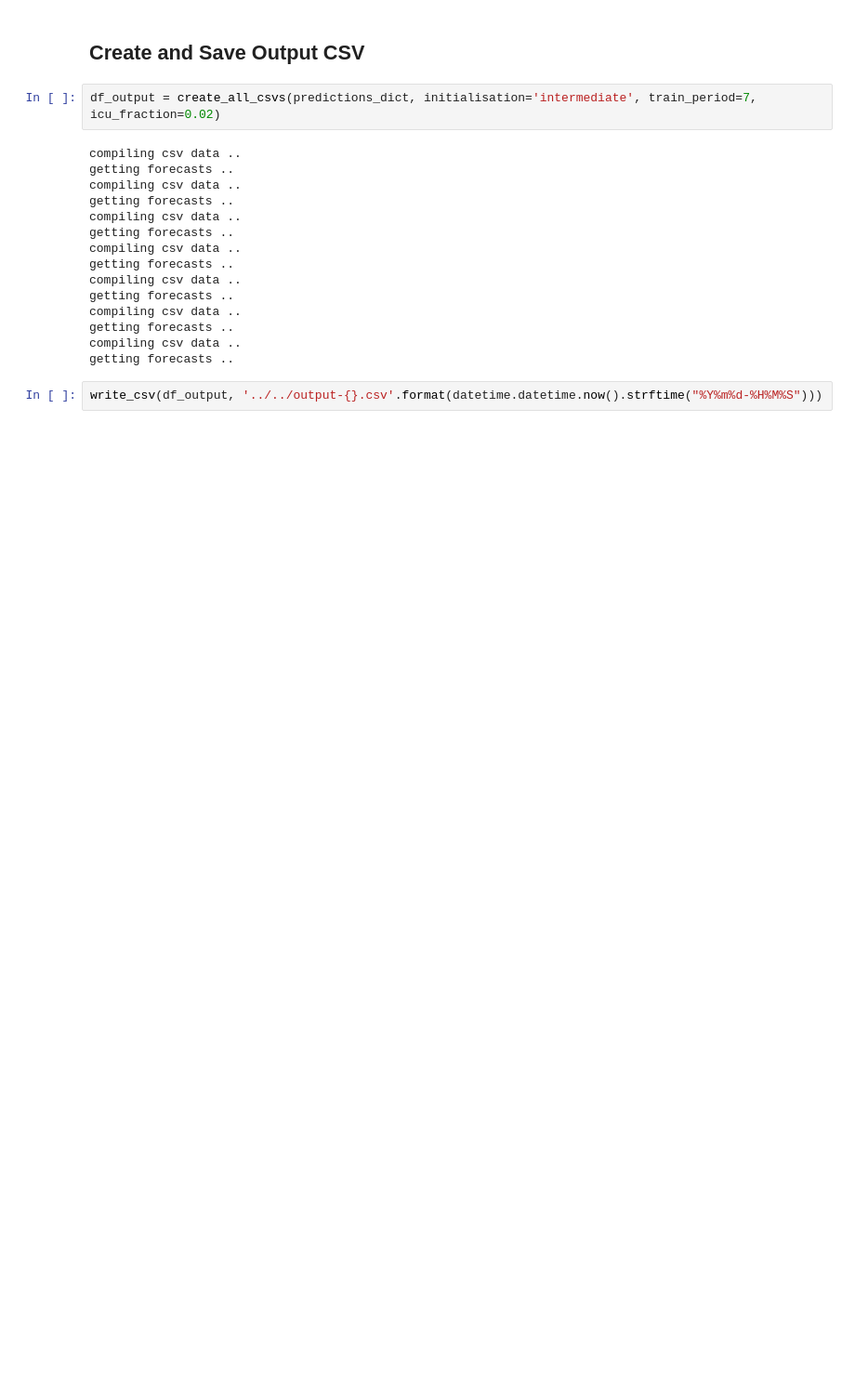
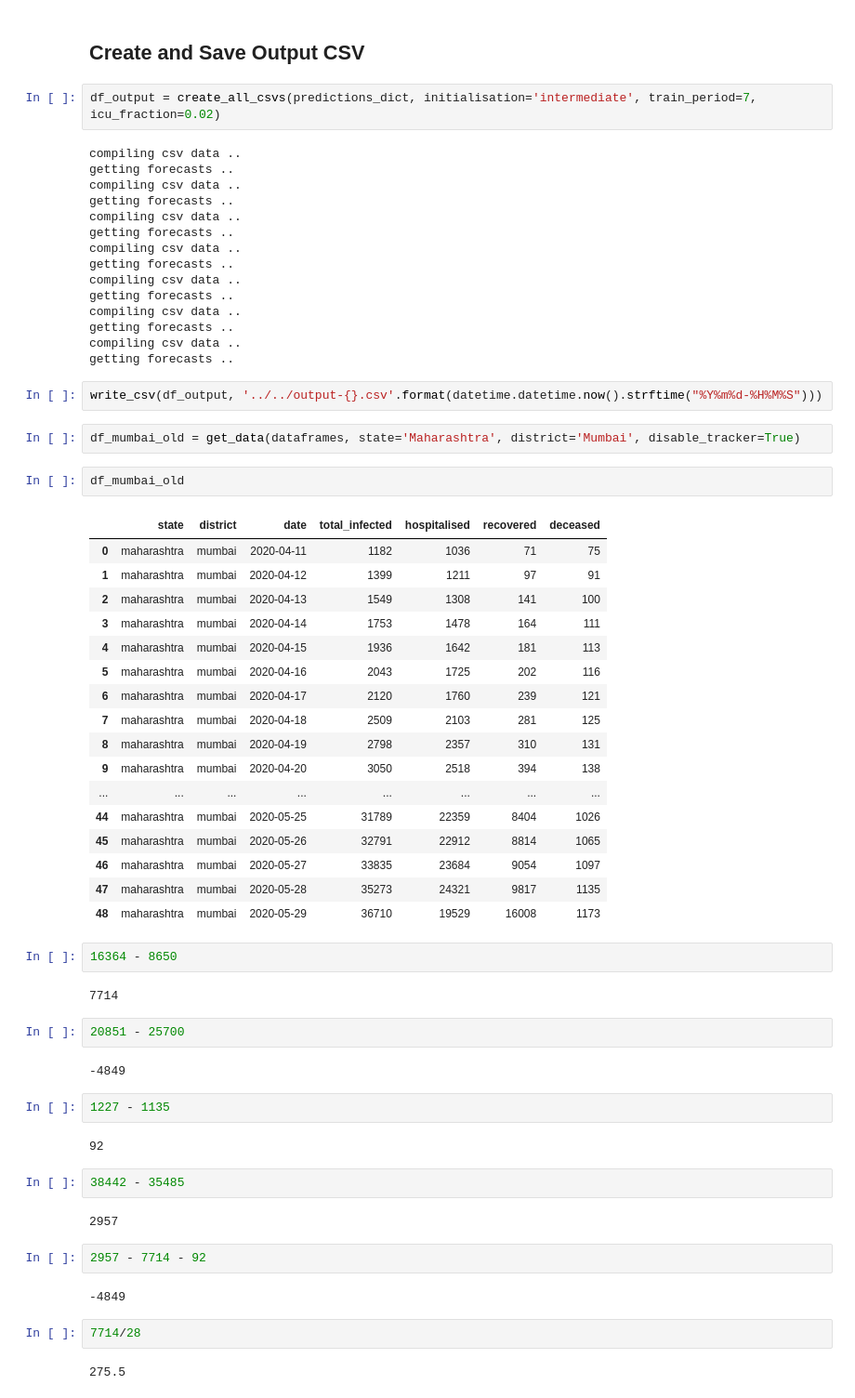
Before and after one commit to WadhwaniAI/covid-modelling, a Jupyter notebook: notebooks/seir/[STABLE] misc.ipynb, the cells around one changed output. Shown at 93% size. Saved outputs shown, nothing was run; the diff lists cells and outputs as text; blank space fills up the shorter version.

```diff
--- a/notebooks/seir/[STABLE] misc.ipynb
+++ b/notebooks/seir/[STABLE] misc.ipynb
@@ -275,3 +258,49 @@ compiling csv data ..
 getting forecasts ..
 # %%
 write_csv(df_output, '../../output-{}.csv'.format(datetime.datetime.now().strftime("%Y%m%d-%H%M%S")))
+# %%
+df_mumbai_old = get_data(dataframes, state='Maharashtra', district='Mumbai', disable_tracker=True)
+# %%
+df_mumbai_old
+# %% [output]
+|  | state | district | date | total_infected | hospitalised | recovered | deceased |
+| 0 | maharashtra | mumbai | 2020-04-11 | 1182 | 1036 | 71 | 75 |
+| 1 | maharashtra | mumbai | 2020-04-12 | 1399 | 1211 | 97 | 91 |
+| 2 | maharashtra | mumbai | 2020-04-13 | 1549 | 1308 | 141 | 100 |
+| 3 | maharashtra | mumbai | 2020-04-14 | 1753 | 1478 | 164 | 111 |
+| 4 | maharashtra | mumbai | 2020-04-15 | 1936 | 1642 | 181 | 113 |
+| 5 | maharashtra | mumbai | 2020-04-16 | 2043 | 1725 | 202 | 116 |
+| 6 | maharashtra | mumbai | 2020-04-17 | 2120 | 1760 | 239 | 121 |
+| 7 | maharashtra | mumbai | 2020-04-18 | 2509 | 2103 | 281 | 125 |
+| 8 | maharashtra | mumbai | 2020-04-19 | 2798 | 2357 | 310 | 131 |
+| 9 | maharashtra | mumbai | 2020-04-20 | 3050 | 2518 | 394 | 138 |
+| ... | ... | ... | ... | ... | ... | ... | ... |
+| 44 | maharashtra | mumbai | 2020-05-25 | 31789 | 22359 | 8404 | 1026 |
+| 45 | maharashtra | mumbai | 2020-05-26 | 32791 | 22912 | 8814 | 1065 |
+| 46 | maharashtra | mumbai | 2020-05-27 | 33835 | 23684 | 9054 | 1097 |
+| 47 | maharashtra | mumbai | 2020-05-28 | 35273 | 24321 | 9817 | 1135 |
+| 48 | maharashtra | mumbai | 2020-05-29 | 36710 | 19529 | 16008 | 1173 |
+# %%
+16364 - 8650
+# %% [output]
+7714
+# %%
+20851 - 25700
+# %% [output]
+-4849
+# %%
+1227 - 1135
+# %% [output]
+92
+# %%
+38442 - 35485
+# %% [output]
+2957
+# %%
+2957 - 7714 - 92
+# %% [output]
+-4849
+# %%
+7714/28
+# %% [output]
+275.5
```
Also changed, not shown: parts of 8 cells of this notebook, 1 other file.
